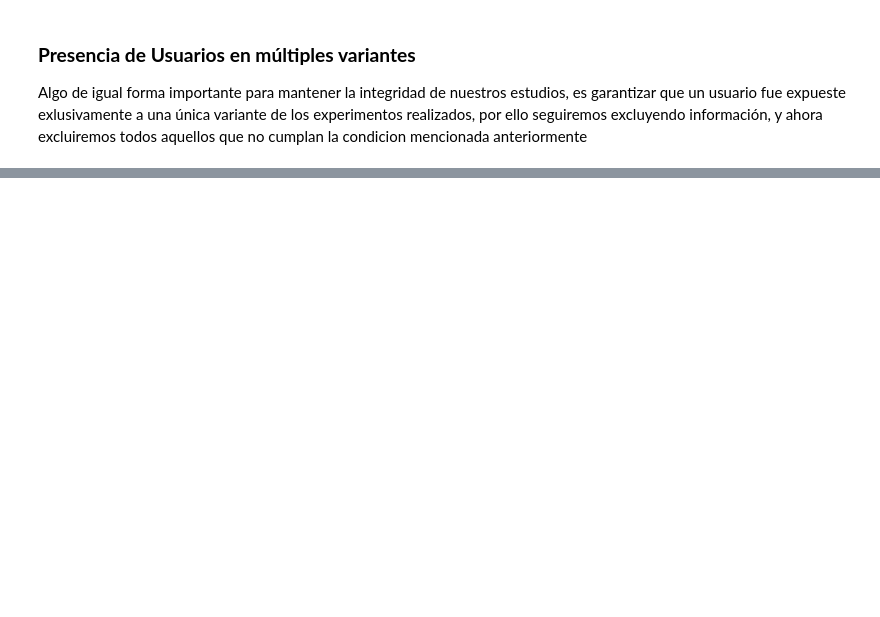
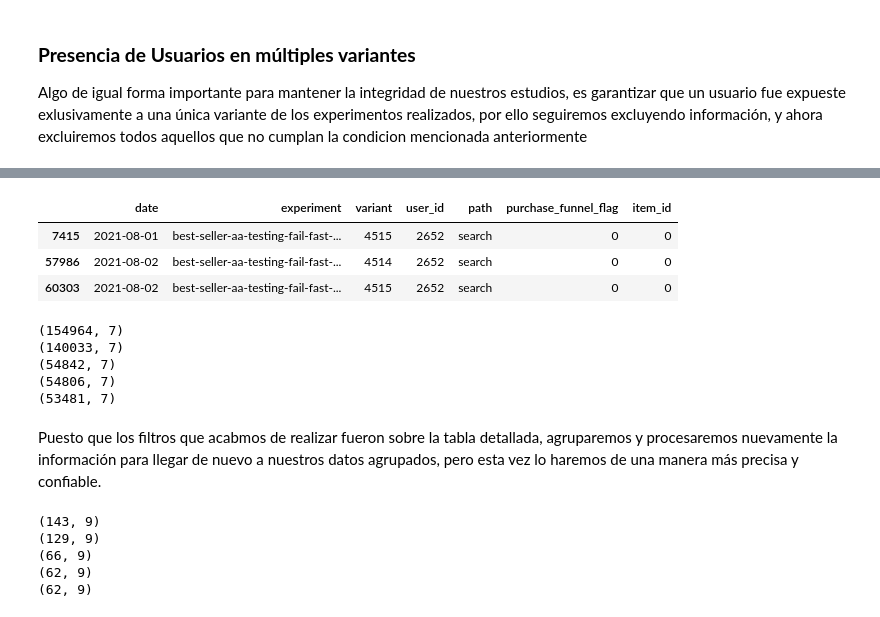
Before and after one commit to jmpaiba123/AB_Testing_Meli, a Jupyter notebook: jupyter_notebooks/02_Validaciones_datos.ipynb, the cells around one changed output, grey strips where cells are left out. Cells and saved outputs as stored; diff of their text form; code cells hidden in the pictures; blank space fills up the shorter version.

```diff
--- a/jupyter_notebooks/02_Validaciones_datos.ipynb
+++ b/jupyter_notebooks/02_Validaciones_datos.ipynb
@@ -135,5 +138,5 @@ analyzer.default_count('seller-reputation-change')
 # %%
-experiments_with_high_default = analyzer.get_experiments_with_high_default(threshold = 10)
+experiments_with_high_default = analyzer.get_experiments_with_high_default(threshold = 5)
 print(experiments_with_high_default)
 # %% [output]
 ['HideTransitionModal', 'assetsCdnDomainMLA', 'assetsCdnDomainMLU', 'servicesQuoteUnification']
@@ -155,5 +158,5 @@ df_detailed_experiments_00 = df_detailed_experiments[~df_detailed_experiments['e
 
 Dado que la finalidad de nuestro ejercicio es llegar a validar cual de las n variantes fue mejor, seguiremos reduciendo nuestra población de estudio, considerando en este caso particular todos aquellos experimentos que tengan al menos dos variantes a comparar, la revisión para todos aquellos restantes podrá ser considerada en otro momento.
 # %%
-experiments_with_two_variants = df_grouped_experiments_00.groupby('experiment')['variant'].nunique()
-experiments_with_two_variants[experiments_with_two_variants >= 2].index.tolist()
+experiments_with_two_variants = df_grouped_experiments_00[df_grouped_experiments_00.variant!='DEFAULT'].groupby('experiment')['variant'].nunique()
+experiments_with_two_variants = experiments_with_two_variants[experiments_with_two_variants >= 2].index.tolist()
@@ -196,0 +223,7 @@ unique_experiment_variants
+# %%
+df_detailed_experiments_02[(df_detailed_experiments_02['user_id']==2652)&(df_detailed_experiments_02['experiment']=='best-seller-aa-testing-fail-fast-edition')]
+# %% [output]
+|  | date | experiment | variant | user_id | path | purchase_funnel_flag | item_id |
+| 7415 | 2021-08-01 | best-seller-aa-testing-fail-fast-... | 4515 | 2652 | search | 0 | 0 |
+| 57986 | 2021-08-02 | best-seller-aa-testing-fail-fast-... | 4514 | 2652 | search | 0 | 0 |
+| 60303 | 2021-08-02 | best-seller-aa-testing-fail-fast-... | 4515 | 2652 | search | 0 | 0 |
@@ -196,0 +237,15 @@ unique_experiment_variants
+# %%
+# Traza de la información removida en el dataframe detallado
+print(df_detailed_experiments.shape)
+print(df_detailed_experiments_00.shape)
+print(df_detailed_experiments_01.shape)
+print(df_detailed_experiments_02.shape)
+print(df_detailed_experiments_03.shape)
+# %% [output]
+(154964, 7)
+(140033, 7)
+(54842, 7)
+(54806, 7)
+(53481, 7)
+# %% [markdown]
+Puesto que los filtros que acabmos de realizar fueron sobre la tabla detallada, agruparemos y procesaremos nuevamente la información para llegar de nuevo a nuestros datos agrupados, pero esta vez lo haremos de una manera más precisa y confiable.
@@ -196,0 +265,13 @@ unique_experiment_variants
+# %%
+# Traza de la información removida en el dataframe agrupado
+print(df_grouped_experiments.shape)
+print(df_grouped_experiments_00.shape)
+print(df_grouped_experiments_01.shape)
+print(df_grouped_experiments_02.shape)
+print(df_grouped_experiments_03.shape)
+# %% [output]
+(143, 9)
+(129, 9)
+(66, 9)
+(62, 9)
+(62, 9)
```
Also changed, not shown: parts of 30 cells of this notebook.
